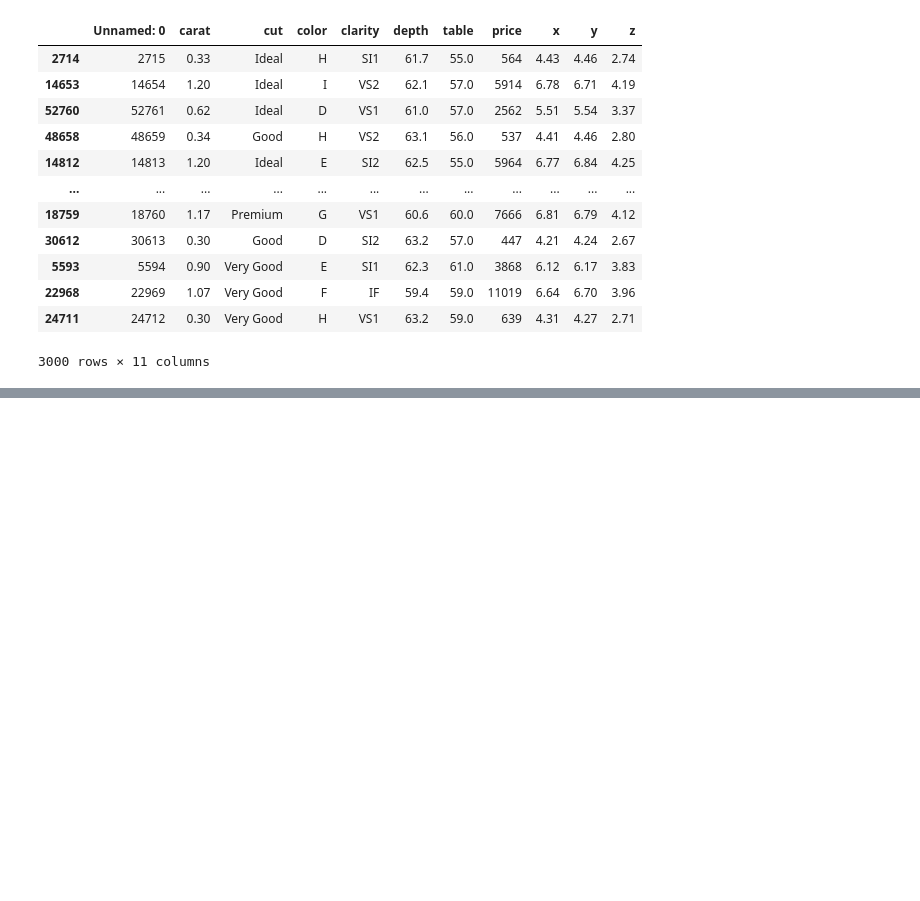
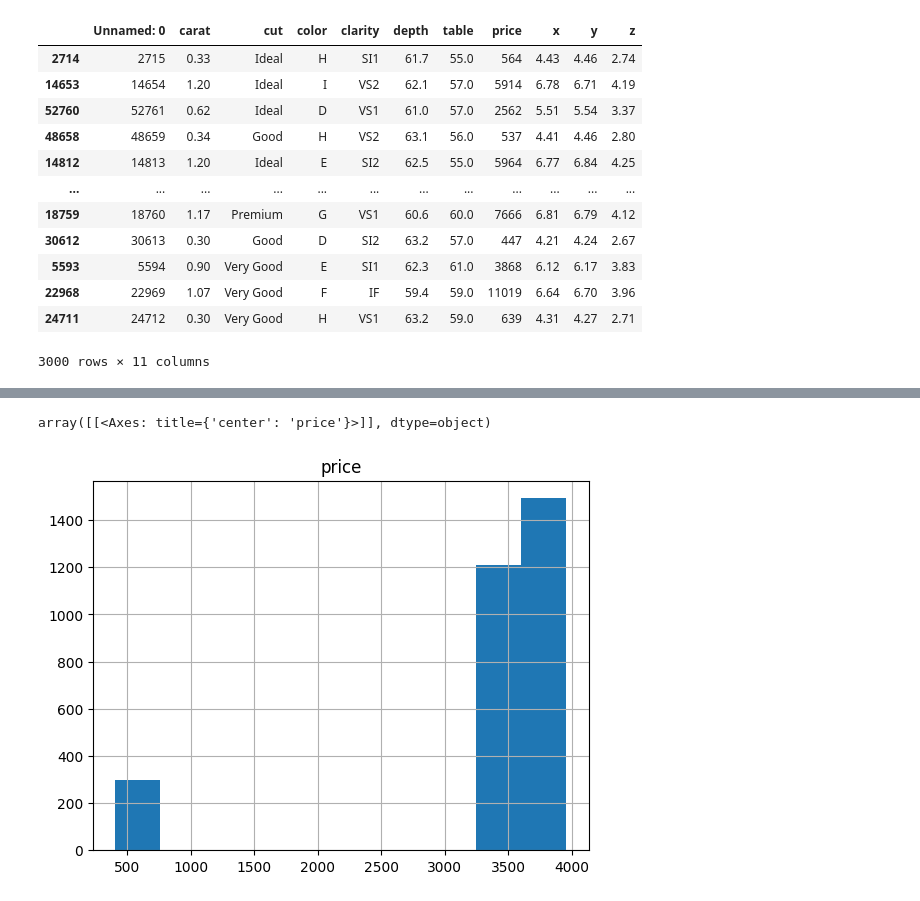
Before and after one commit to giossaurus/BigDataScienceFIAP, a Jupyter notebook: aula2EstatisticaDescritiva.ipynb, the cells around one changed output, grey strips where cells are left out. Saved outputs shown, nothing was run; the diff lists cells and outputs as text; code cells hidden in the pictures; blank space fills up the shorter version.

```diff
--- a/aula2EstatisticaDescritiva.ipynb
+++ b/aula2EstatisticaDescritiva.ipynb
@@ -130,0 +143,5 @@ a3
+# %%
+a2[['price']].hist()
+# %% [output]
+array([[<Axes: title={'center': 'price'}>]], dtype=object)
+[figure, added]
```
Also changed, not shown: parts of 7 cells of this notebook.
